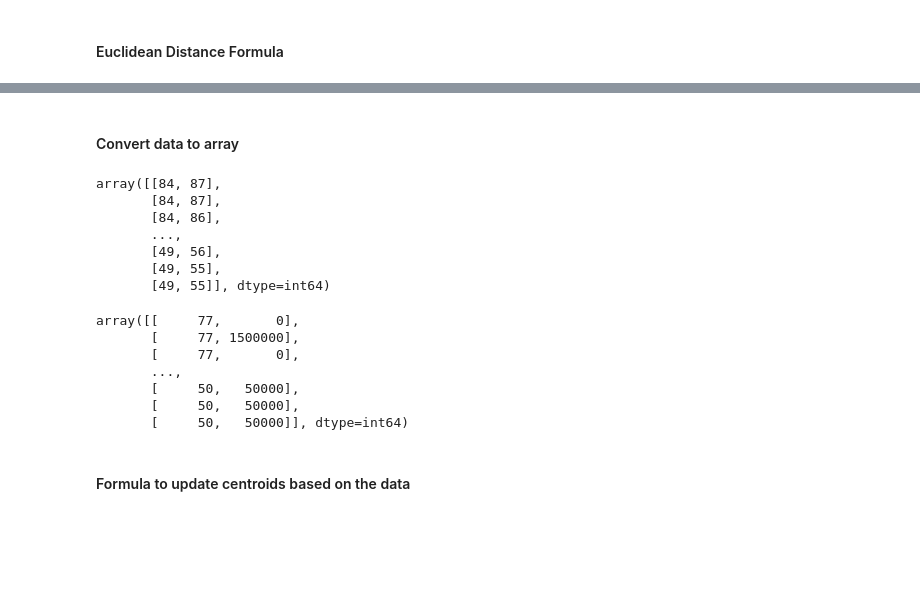
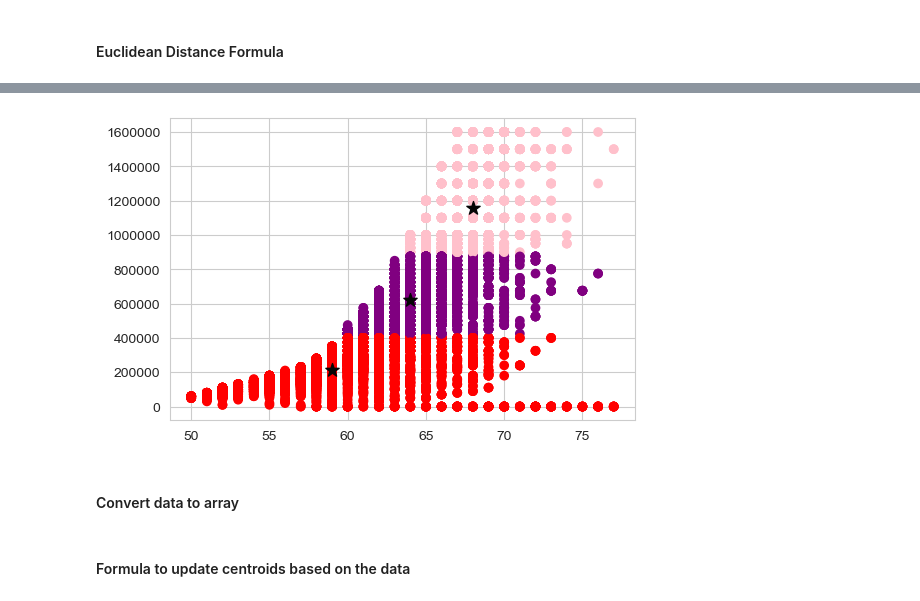
Before and after one commit to evanezent/ML-Project, a Jupyter notebook: Clustering/Clustering.ipynb, the cells around one changed output, grey strips where cells are left out. Saved outputs shown, nothing was run; the diff lists cells and outputs as text; code cells hidden in the pictures; blank space fills up the shorter version.

```diff
--- a/Clustering/Clustering.ipynb
+++ b/Clustering/Clustering.ipynb
@@ -265,28 +293,12 @@ def euclideanDistance(data, centroids, ax=1):
+# %%
+newPlotKmeans(new2,label3,label4,cen2)
+# %% [output]
+[figure, added]
 # %% [markdown]
 #### Convert data to array
 # %%
 npData = np.array(newData)
 npData2 = np.array(newData2)
-# %%
-npData
-# %% [output]
-array([[84, 87],
-       [84, 87],
-       [84, 86],
-       ...,
-       [49, 56],
-       [49, 55],
-       [49, 55]], dtype=int64)
-# %%
-npData2
-# %% [output]
-array([[     77,       0],
-       [     77, 1500000],
-       [     77,       0],
-       ...,
-       [     50,   50000],
-       [     50,   50000],
-       [     50,   50000]], dtype=int64)
 # %% [markdown]
 #### Formula to update centroids based on the data
 # %%
```
Also changed, not shown: parts of 35 cells of this notebook, 1 other file.
